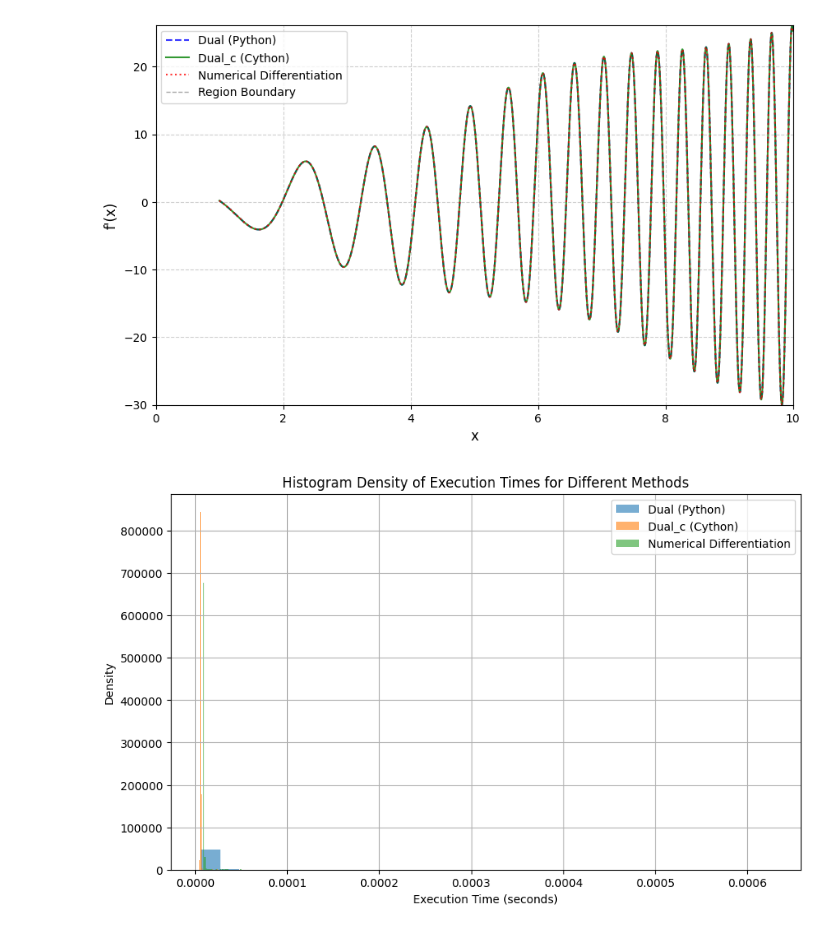
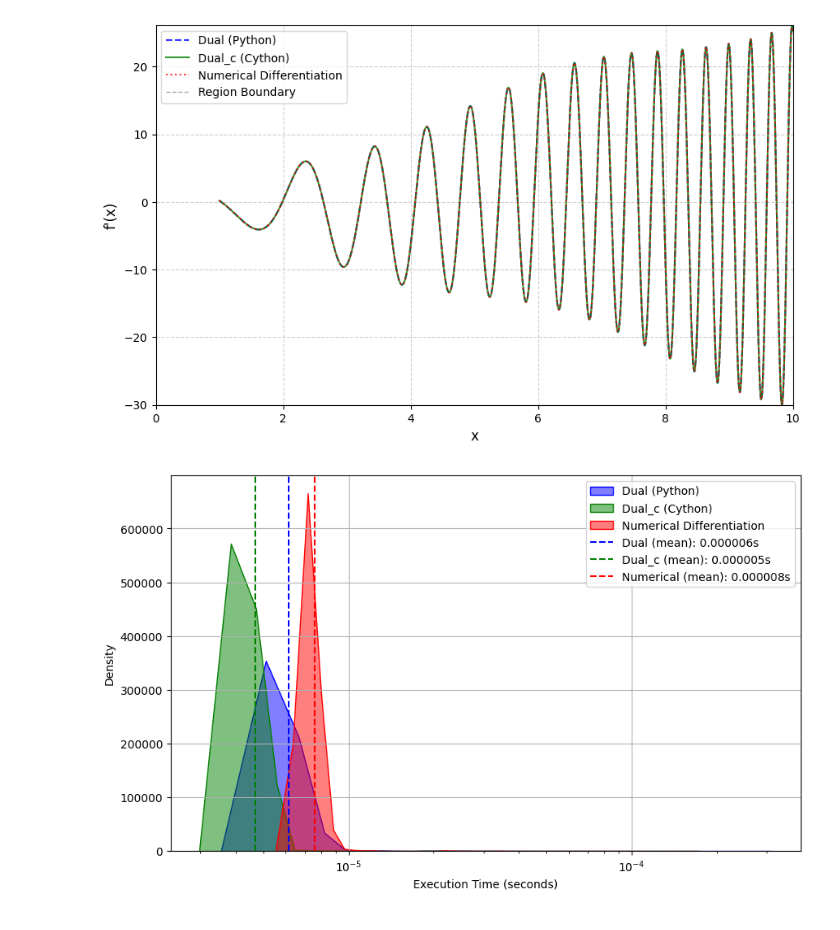
Before and after one commit to S-Nazem/dual_autodiff, a Jupyter notebook: dual_autodiff.ipynb, the cells around one changed output. Saved outputs shown, nothing was run; the diff lists cells and outputs as text; code cells hidden in the pictures.

Commit message:
New histogram plot

```diff
--- a/dual_autodiff.ipynb
+++ b/dual_autodiff.ipynb
@@ -233,7 +236,7 @@ plt.show()
 [figure]
 # %%
 # Number of iterations
-n_iterations = 1000
+n_iterations = 100000
 x_value = 1.5
 
 # Initialize lists to store execution times
@@ -244,14 +247,14 @@ times_numerical = []
 # Measure execution time for Dual (Python)
 for _ in range(n_iterations):
     start_time = time.time()
-    derivative = f_complex(Dual(x_value, 1)).dual
+    derivative = compute_derivative(f_complex, x_value, Dual)
     end_time = time.time()
     times_dual.append(end_time - start_time)
 
 # Measure execution time for Dual_c (Cython)
 for _ in range(n_iterations):
     start_time = time.time()
-    derivative = f_complex(Dual_c(x_value, 1)).dual
+    derivative = compute_derivative(f_complex, x_value, Dual_c)
     end_time = time.time()
     times_dual_c.append(end_time - start_time)
 
@@ -261,18 +264,29 @@ for _ in range(n_iterations):
     derivative = numerical_derivative(lambda z: np.sin(z) * np.log(z + 1) + np.cos(z * z) + np.sin(z * z), x_value)
     end_time = time.time()
     times_numerical.append(end_time - start_time)
-
-# Plotting the histogram density
-plt.figure(figsize=(10, 6))
-plt.hist(times_dual, bins=30, alpha=0.6, label="Dual (Python)", density=True)
-plt.hist(times_dual_c, bins=30, alpha=0.6, label="Dual_c (Cython)", density=True)
-plt.hist(times_numerical, bins=30, alpha=0.6, label="Numerical Differentiation", density=True)
-
-plt.xlabel("Execution Time (seconds)")
-plt.ylabel("Density")
-plt.title("Histogram Density of Execution Times for Different Methods")
-plt.legend()
-plt.grid()
-plt.show()
-# %% [output]
-[figure, removed]
+# %%
+# Compute densities instead of histograms
+plt.figure(figsize=(10, 6))
+
+# Plot density for Dual (Python)
+sns.kdeplot(times_dual, label="Dual (Python)", color="blue", fill=True, alpha=0.5, common_norm=False)
+# Plot density for Dual_c (Cython)
+sns.kdeplot(times_dual_c, label="Dual_c (Cython)", color="green", fill=True, alpha=0.5, common_norm=False)
+# Plot density for Numerical Differentiation
+sns.kdeplot(times_numerical, label="Numerical Differentiation", color="red", fill=True, alpha=0.5, common_norm=False)
+
+# Add mean lines
+plt.axvline(np.mean(times_dual), color="blue", linestyle="--", label=f"Dual (mean): {np.mean(times_dual):.6f}s")
+plt.axvline(np.mean(times_dual_c), color="green", linestyle="--", label=f"Dual_c (mean): {np.mean(times_dual_c):.6f}s")
+plt.axvline(np.mean(times_numerical), color="red", linestyle="--", label=f"Numerical (mean): {np.mean(times_numerical):.6f}s")
+
+# Add titles and labels
+plt.xlabel("Execution Time (seconds)")
+plt.ylabel("Density")
+plt.xscale('log')
+plt.legend()
+plt.grid()
+plt.savefig('plots/histgramdist.png', dpi = 300, bbox_inches = 'tight')
+plt.show()
+# %% [output]
+[figure, added]
```
Also changed, not shown: parts of 2 cells of this notebook, 3 other files.
